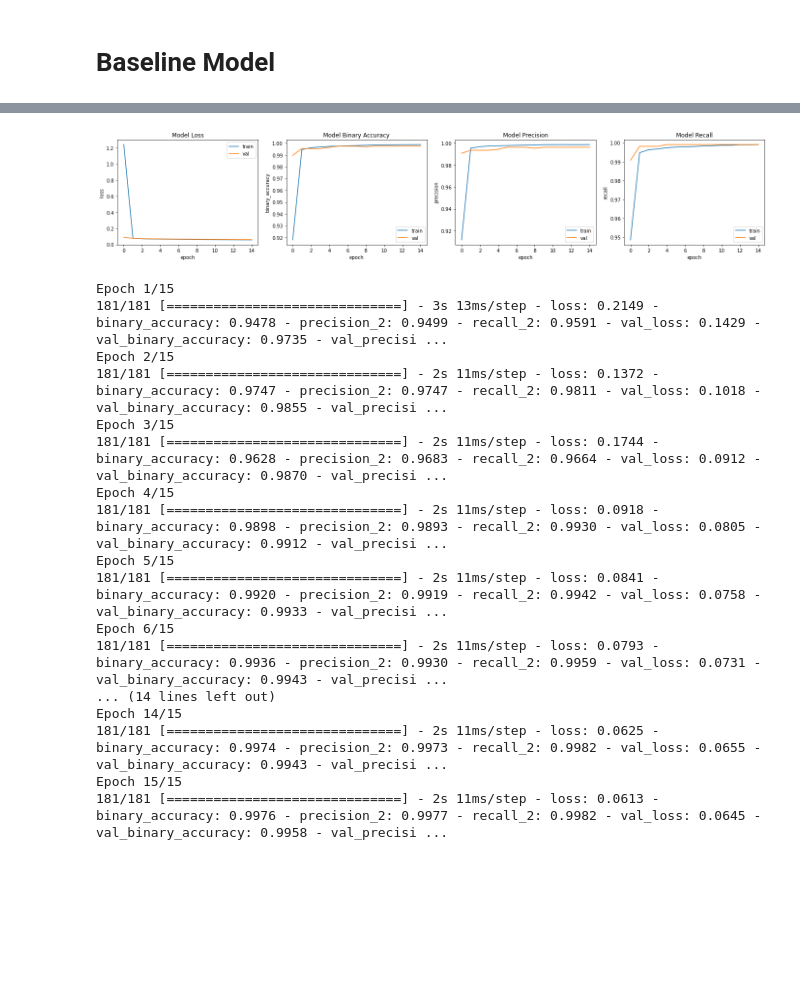
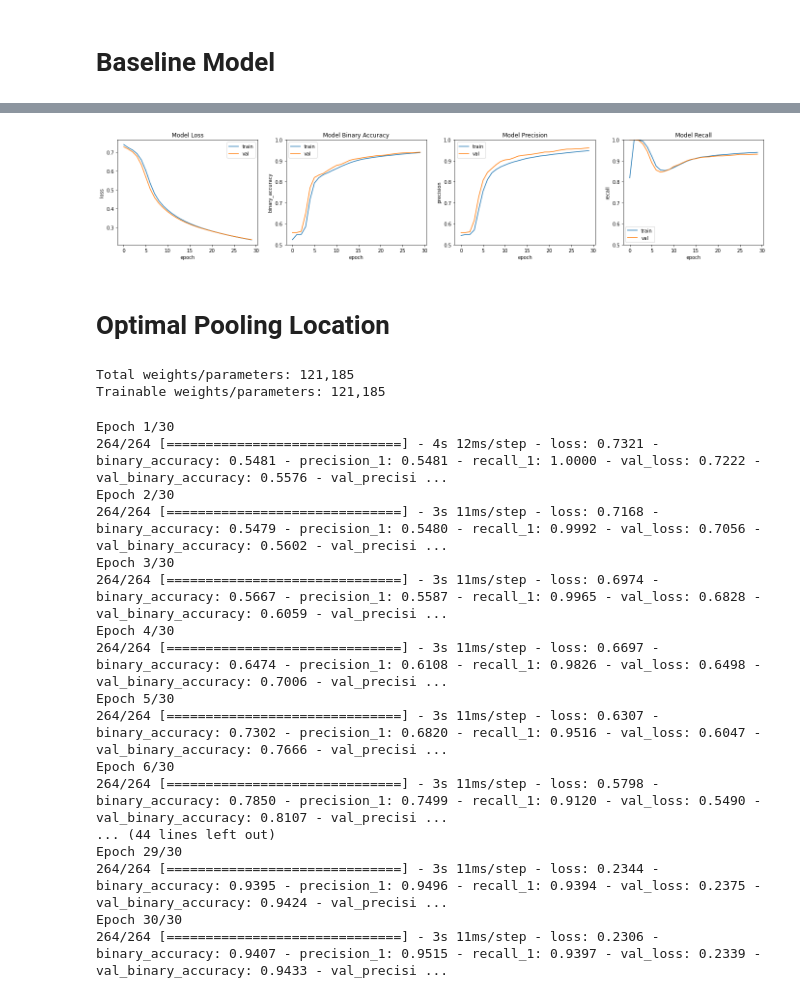
Before and after one commit to RolandSherwin/MultiplePooling-and-AutoencoderClassifierHybrid, a Jupyter notebook: 01-multiple-pooling.ipynb, the cells around one changed output, grey strips where cells are left out. Drawn from its saved outputs; the diff is of its cells as text; code cells hidden in the pictures; blank space fills up the shorter version.

Commit message:
Added custom MultiPooling Layer

```diff
--- a/01-multiple-pooling.ipynb
+++ b/01-multiple-pooling.ipynb
@@ -46,8 +48,7 @@ validation_ds = keras.preprocessing.image_dataset_from_directory(DATASET_PATH,
                                                             batch_size=BATCH_SIZE,
                                                             )
 
-train_ds = train_ds.prefetch(AUTOTUNE).cache()
 # take 5 batches for test_ds, rest for validation_ds
-test_ds = validation_ds.take(5).prefetch(AUTOTUNE).cache()
-validation_ds = validation_ds.skip(5).prefetch(AUTOTUNE).cache()
+test_ds = validation_ds.take(5).cache().prefetch(AUTOTUNE)
+validation_ds = validation_ds.skip(5)
 # %% [output]
@@ -58 +61,8 @@ Using 2567 files for validation.
+# %%
+augmentations = keras.Sequential([
+	preprocessing.Rescaling(scale=1.0 / 255),
+	preprocessing.RandomFlip("horizontal_and_vertical", seed=SEED),
+])
+train_ds = train_ds.map(lambda x,y: (augmentations(x), y), num_parallel_calls=AUTOTUNE).cache().prefetch(AUTOTUNE)
+validation_ds = validation_ds.map(lambda x,y: (augmentations(x), y), num_parallel_calls=AUTOTUNE).cache().prefetch(AUTOTUNE)
 # %%
@@ -92,20 +105,16 @@ plot_image(train_ds.take(1), row_col=[3,10])
 # %%
 baseline_model = keras.models.Sequential([
     # layer 1
-    keras.layers.Conv2D(filters=32, kernel_size=8, strides=3, input_shape=IMAGE_SIZE_3, activation='relu'),
+    keras.layers.Conv2D(filters=32, kernel_size=8, strides=3, kernel_regularizer=keras.regularizers.l2(), input_shape=IMAGE_SIZE_3, activation='relu'),
     keras.layers.MaxPool2D(pool_size=6, strides=3),
-
     # layer 2
     keras.layers.Conv2D(filters=64, kernel_size=4, activation='relu'),
     keras.layers.MaxPool2D(pool_size=4, strides=3),
-
     # layer 3
     keras.layers.Flatten(),
     keras.layers.Dense(units=128, activation='relu'),
-
     # layer 4
     keras.layers.Dense(units=64, activation='relu'),
-
     # layer 5
     keras.layers.Dense(units=1, activation='sigmoid')
 ])
@@ -144,12 +153,12 @@ Trainable weights/parameters: 121185
 # %%
 baseline_model.compile(
     loss=keras.losses.BinaryCrossentropy(from_logits=False),
-    optimizer=keras.optimizers.SGD(learning_rate=0.001),
+    optimizer=keras.optimizers.SGD(learning_rate=LEARNING_RATE),
     metrics=[
         keras.metrics.BinaryAccuracy(),
         keras.metrics.Precision(),
         keras.metrics.Recall(),
     ]
 )
-baseline_history = baseline_model.fit(train_ds, epochs=15, validation_data=validation_ds)
+baseline_history = baseline_model.fit(train_ds, epochs=EPOCHS, validation_data=validation_ds)
 # %% [output]
@@ -176,4 +182,5 @@ KeyboardInterrupt:
 # %%
+baseline_model.evaluate(test_ds)
 np.save("./models/baseline_history.npy", baseline_history.history)
 # baseline_history = np.load("./models/baseline_history.npy", allow_pickle='TRUE').item()
 baseline_plot = HistoryPlotter(history=baseline_history.history)
@@ -182 +190 @@ baseline_plot.all(row_col=[1,0])
-[figure, old version]
+[figure, new version]
@@ -198,52 +191,55 @@ for batch_img, batch_label in test_ds.take(1):
+# %% [markdown]
+# Optimal Pooling Location
 # %%
 optimal_pooling = keras.models.Sequential([
     # layer 1
     keras.layers.Conv2D(filters=32, kernel_size=8, strides=3, kernel_regularizer=keras.regularizers.l2(), input_shape=IMAGE_SIZE_3),
     keras.layers.MaxPool2D(pool_size=6, strides=3),
     keras.layers.Activation('relu'),
-
     # layer 2
     keras.layers.Conv2D(filters=64, kernel_size=4),
     keras.layers.MaxPool2D(pool_size=4, strides=3),
     keras.layers.Activation('relu'),
-
     # layer 3
     keras.layers.Flatten(),
     keras.layers.Dense(units=128, activation='relu'),
-
     # layer 4
     keras.layers.Dense(units=64, activation='relu'),
-
     # layer 5
     keras.layers.Dense(units=1, activation='sigmoid')
 ])
+total_weights, train_weights = n_weights(optimal_pooling)
+print(f"Total weights/parameters: {total_weights:,}\nTrainable weights/parameters: {train_weights:,}")
+# %% [output]
+Total weights/parameters: 121,185
+Trainable weights/parameters: 121,185
 # %%
 optimal_pooling.compile(
     loss=keras.losses.BinaryCrossentropy(from_logits=False),
-    optimizer=keras.optimizers.SGD(learning_rate=0.001),
+    optimizer=keras.optimizers.SGD(learning_rate=LEARNING_RATE),
     metrics=[
         keras.metrics.BinaryAccuracy(),
         keras.metrics.Precision(),
         keras.metrics.Recall(),
     ]
 )
-optimal_pooling_history = optimal_pooling.fit(train_ds, epochs=15, validation_data=validation_ds)
+optimal_pooling_history = optimal_pooling.fit(train_ds, epochs=EPOCHS, validation_data=validation_ds)
 # %% [output]
-Epoch 1/15
-181/181 [==============================] - 3s 13ms/step - loss: 0.2149 - binary_accuracy: 0.9478 - precision_2: 0.9499 - recall_2: 0.9591 - val_loss: 0.1429 - val_binary_accuracy: 0.9735 - val_precisi ...
-Epoch 2/15
-181/181 [==============================] - 2s 11ms/step - loss: 0.1372 - binary_accuracy: 0.9747 - precision_2: 0.9747 - recall_2: 0.9811 - val_loss: 0.1018 - val_binary_accuracy: 0.9855 - val_precisi ...
-Epoch 3/15
-181/181 [==============================] - 2s 11ms/step - loss: 0.1744 - binary_accuracy: 0.9628 - precision_2: 0.9683 - recall_2: 0.9664 - val_loss: 0.0912 - val_binary_accuracy: 0.9870 - val_precisi ...
-Epoch 4/15
-181/181 [==============================] - 2s 11ms/step - loss: 0.0918 - binary_accuracy: 0.9898 - precision_2: 0.9893 - recall_2: 0.9930 - val_loss: 0.0805 - val_binary_accuracy: 0.9912 - val_precisi ...
-Epoch 5/15
-181/181 [==============================] - 2s 11ms/step - loss: 0.0841 - binary_accuracy: 0.9920 - precision_2: 0.9919 - recall_2: 0.9942 - val_loss: 0.0758 - val_binary_accuracy: 0.9933 - val_precisi ...
-Epoch 6/15
-181/181 [==============================] - 2s 11ms/step - loss: 0.0793 - binary_accuracy: 0.9936 - precision_2: 0.9930 - recall_2: 0.9959 - val_loss: 0.0731 - val_binary_accuracy: 0.9943 - val_precisi ...
-... (14 lines left out)
-Epoch 14/15
-181/181 [==============================] - 2s 11ms/step - loss: 0.0625 - binary_accuracy: 0.9974 - precision_2: 0.9973 - recall_2: 0.9982 - val_loss: 0.0655 - val_binary_accuracy: 0.9943 - val_precisi ...
-Epoch 15/15
-181/181 [==============================] - 2s 11ms/step - loss: 0.0613 - binary_accuracy: 0.9976 - precision_2: 0.9977 - recall_2: 0.9982 - val_loss: 0.0645 - val_binary_accuracy: 0.9958 - val_precisi ...
+Epoch 1/30
+264/264 [==============================] - 4s 12ms/step - loss: 0.7321 - binary_accuracy: 0.5481 - precision_1: 0.5481 - recall_1: 1.0000 - val_loss: 0.7222 - val_binary_accuracy: 0.5576 - val_precisi ...
+Epoch 2/30
+264/264 [==============================] - 3s 11ms/step - loss: 0.7168 - binary_accuracy: 0.5479 - precision_1: 0.5480 - recall_1: 0.9992 - val_loss: 0.7056 - val_binary_accuracy: 0.5602 - val_precisi ...
+Epoch 3/30
+264/264 [==============================] - 3s 11ms/step - loss: 0.6974 - binary_accuracy: 0.5667 - precision_1: 0.5587 - recall_1: 0.9965 - val_loss: 0.6828 - val_binary_accuracy: 0.6059 - val_precisi ...
+Epoch 4/30
+264/264 [==============================] - 3s 11ms/step - loss: 0.6697 - binary_accuracy: 0.6474 - precision_1: 0.6108 - recall_1: 0.9826 - val_loss: 0.6498 - val_binary_accuracy: 0.7006 - val_precisi ...
+Epoch 5/30
+264/264 [==============================] - 3s 11ms/step - loss: 0.6307 - binary_accuracy: 0.7302 - precision_1: 0.6820 - recall_1: 0.9516 - val_loss: 0.6047 - val_binary_accuracy: 0.7666 - val_precisi ...
+Epoch 6/30
+264/264 [==============================] - 3s 11ms/step - loss: 0.5798 - binary_accuracy: 0.7850 - precision_1: 0.7499 - recall_1: 0.9120 - val_loss: 0.5490 - val_binary_accuracy: 0.8107 - val_precisi ...
+... (44 lines left out)
+Epoch 29/30
+264/264 [==============================] - 3s 11ms/step - loss: 0.2344 - binary_accuracy: 0.9395 - precision_1: 0.9496 - recall_1: 0.9394 - val_loss: 0.2375 - val_binary_accuracy: 0.9424 - val_precisi ...
+Epoch 30/30
+264/264 [==============================] - 3s 11ms/step - loss: 0.2306 - binary_accuracy: 0.9407 - precision_1: 0.9515 - recall_1: 0.9397 - val_loss: 0.2339 - val_binary_accuracy: 0.9433 - val_precisi ...
 # %%
```
Also changed, not shown: parts of 16 cells of this notebook, 4 other files.
